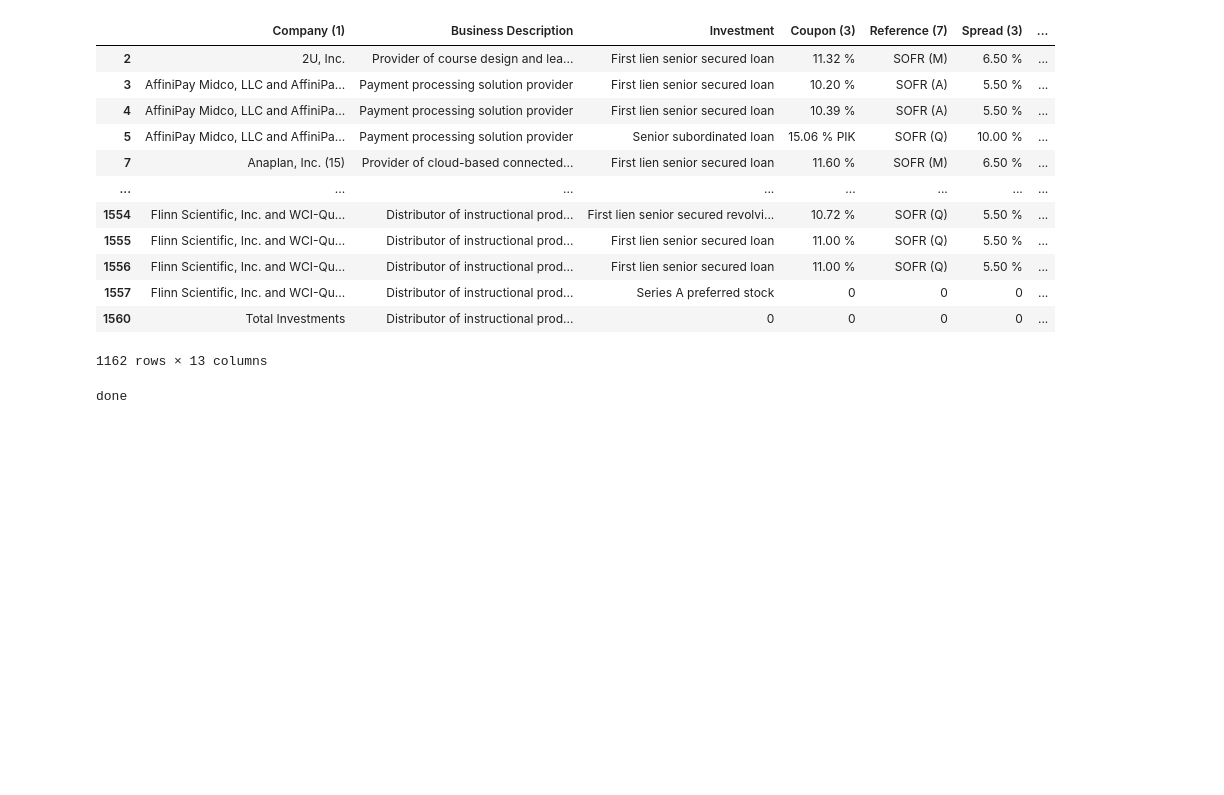
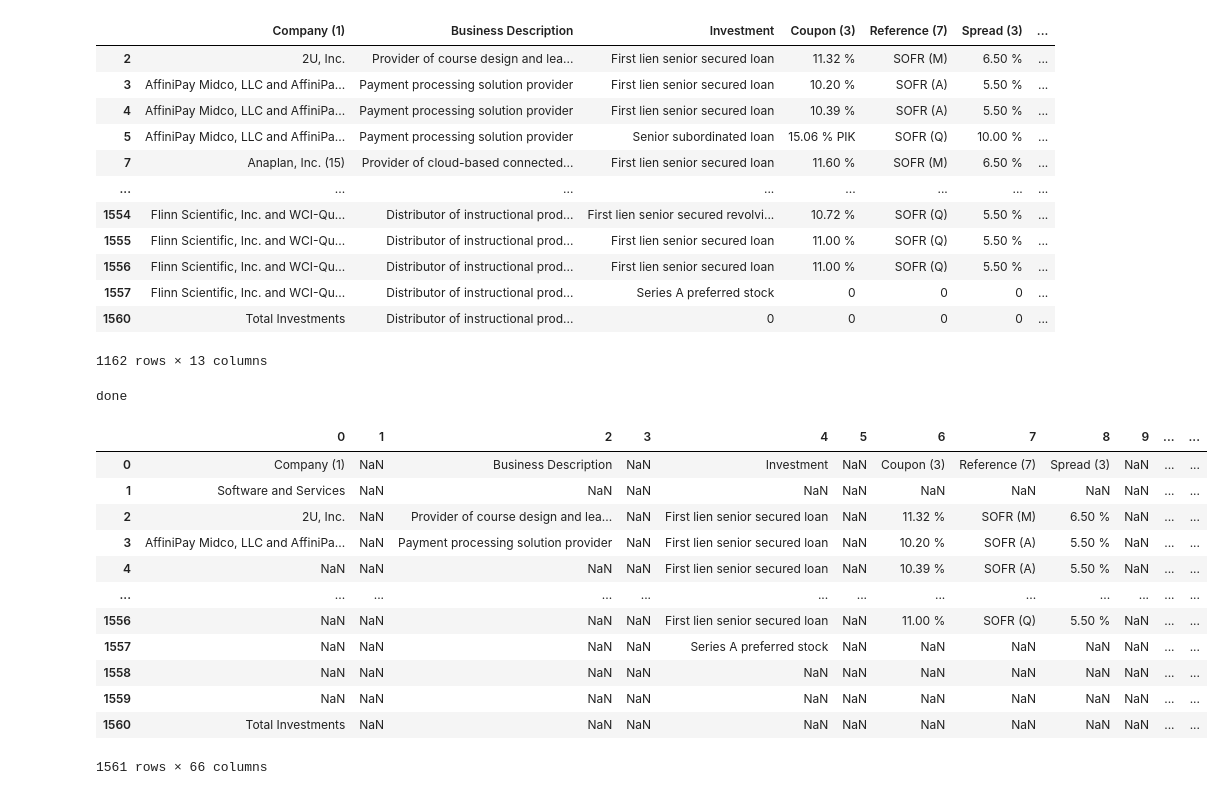
Before and after one commit to fuadh246/BDC_RA, a Jupyter notebook: ARCC/ Code/ARCC.ipynb, the cells around one changed output. Cells and saved outputs as stored; diff of their text form; code cells hidden in the pictures; blank space fills up the shorter version.

```diff
--- a/ARCC/ Code/ARCC.ipynb
+++ b/ARCC/ Code/ARCC.ipynb
@@ -357,3 +304,19 @@ process_table_
 print('done')
 # %% [output]
 done
+# %%
+master_table
+# %% [output]
+|  | 0 | 1 | 2 | 3 | 4 | 5 | 6 | 7 | 8 | 9 | ... | ... |
+| 0 | Company (1) | NaN | Business Description | NaN | Investment | NaN | Coupon (3) | Reference (7) | Spread (3) | NaN | ... | ... |
+| 1 | Software and Services | NaN | NaN | NaN | NaN | NaN | NaN | NaN | NaN | NaN | ... | ... |
+| 2 | 2U, Inc. | NaN | Provider of course design and lea... | NaN | First lien senior secured loan | NaN | 11.32 % | SOFR (M) | 6.50 % | NaN | ... | ... |
+| 3 | AffiniPay Midco, LLC and AffiniPa... | NaN | Payment processing solution provider | NaN | First lien senior secured loan | NaN | 10.20 % | SOFR (A) | 5.50 % | NaN | ... | ... |
+| 4 | NaN | NaN | NaN | NaN | First lien senior secured loan | NaN | 10.39 % | SOFR (A) | 5.50 % | NaN | ... | ... |
+| ... | ... | ... | ... | ... | ... | ... | ... | ... | ... | ... | ... | ... |
+| 1556 | NaN | NaN | NaN | NaN | First lien senior secured loan | NaN | 11.00 % | SOFR (Q) | 5.50 % | NaN | ... | ... |
+| 1557 | NaN | NaN | NaN | NaN | Series A preferred stock | NaN | NaN | NaN | NaN | NaN | ... | ... |
+| 1558 | NaN | NaN | NaN | NaN | NaN | NaN | NaN | NaN | NaN | NaN | ... | ... |
+| 1559 | NaN | NaN | NaN | NaN | NaN | NaN | NaN | NaN | NaN | NaN | ... | ... |
+| 1560 | Total Investments | NaN | NaN | NaN | NaN | NaN | NaN | NaN | NaN | NaN | ... | ... |
+1561 rows × 66 columns
```
Also changed, not shown: parts of 2 cells of this notebook, 3 other files.
